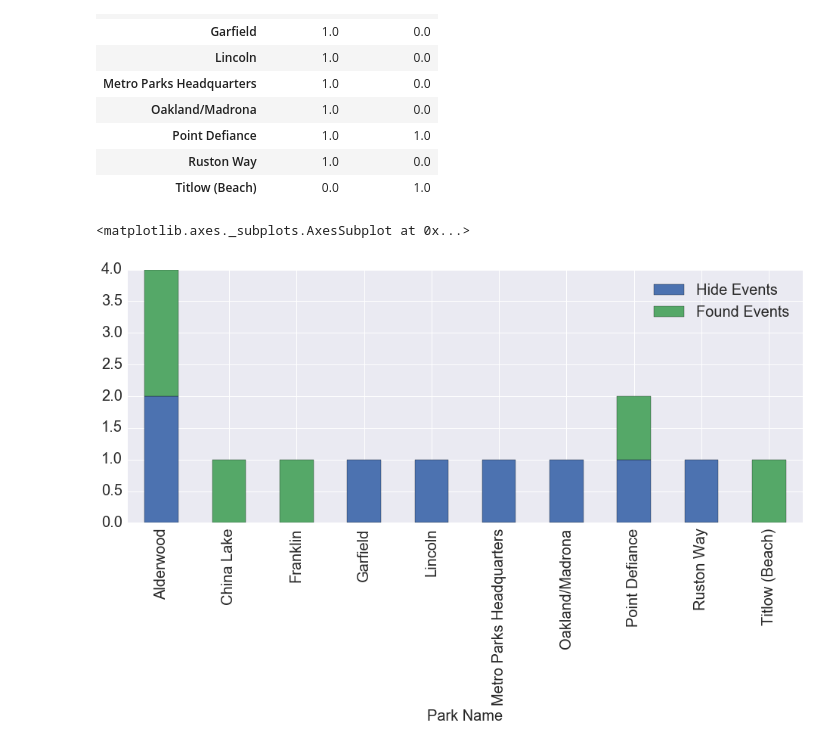
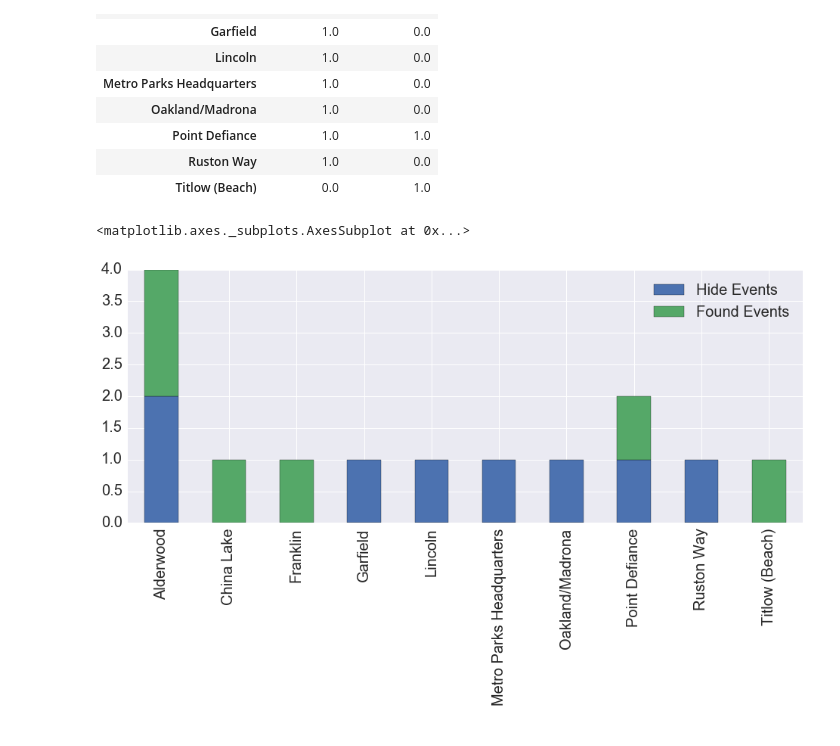
Before and after one commit to jstopchick/metro-parks-hackathon, a Jupyter notebook: datarocks.ipynb, the cells around one changed output. Cells and saved outputs as stored; diff of their text form; code cells hidden in the pictures.

```diff
--- a/datarocks.ipynb
+++ b/datarocks.ipynb
@@ -195,12 +195,11 @@ result
 # %%
 stacked_bar = result.ix[:,result.columns].plot.bar(stacked = True, figsize = (16,6), fontsize = 20, legend = True);
 stacked_bar.legend(fontsize = 20)
-stacked_bar.set_xlabel("Park Name",fontsize = 20)
-
+stacked_bar.set_xlabel("",fontsize = 20)
 stacked_bar
 # %% [output]
 <matplotlib.axes._subplots.AxesSubplot at 0x...>
-[figure, old version]
+[figure, new version]
 # %%
 fig = stacked_bar.get_figure()
 fig.tight_layout()
```
Also changed, not shown: 1 other file.
